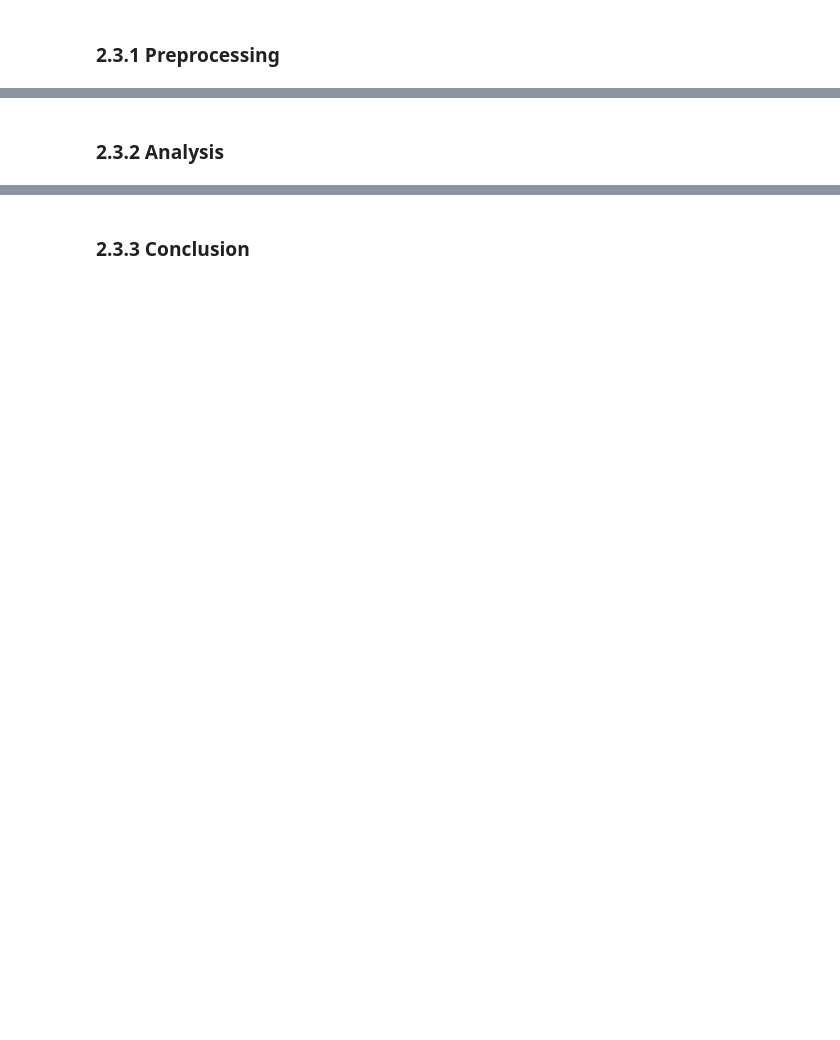
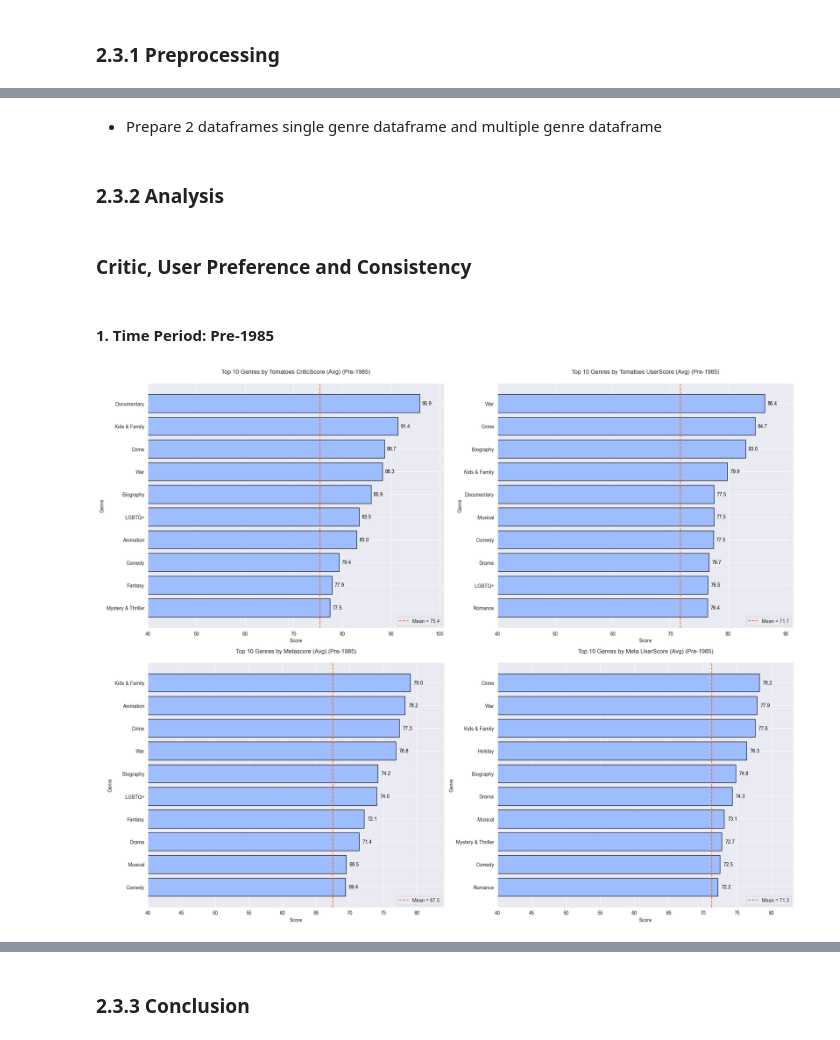
Before and after one commit to AshuraOtsuki/Intro2DS---HCMUS---2024, a Jupyter notebook: Questions/Questions.ipynb, the cells around one changed output, grey strips where cells are left out. Drawn from its saved outputs; the diff is of its cells as text; code cells hidden in the pictures; blank space fills up the shorter version.

```diff
--- a/Questions/Questions.ipynb
+++ b/Questions/Questions.ipynb
@@ -499,0 +515,12 @@ What genres tend to perform better in terms of critic and user scores?
+# %%
+# Create bins for different time periods
+bins = [genre_scores_df['Release Date'].min(), 1984, 1994, 2004, 2014, 2024]
+labels = ['Pre-1985', '1985-1994', '1995-2004', '2005-2014', '2015-2024']
+
+# Add a new column with the time period labels
+genre_scores_df['Time Period'] = pd.cut(genre_scores_df['Release Date'],
+                                      bins=bins,
+                                      labels=labels,
+                                      include_lowest=True)
+
+genre_scores_df
@@ -499,0 +582,9 @@ What genres tend to perform better in terms of critic and user scores?
+# %%
+# Split the dataset into separate DataFrames based on Time Period
+pre_1985_df = avg_genre_score_df[avg_genre_score_df['Time Period'] == 'Pre-1985']
+df_1985_1994 = avg_genre_score_df[avg_genre_score_df['Time Period'] == '1985-1994']
+df_1995_2004 = avg_genre_score_df[avg_genre_score_df['Time Period'] == '1995-2004']
+df_2005_2014 = avg_genre_score_df[avg_genre_score_df['Time Period'] == '2005-2014']
+df_2015_2024 = avg_genre_score_df[avg_genre_score_df['Time Period'] == '2015-2024']
+# %% [markdown]
+- Prepare 2 dataframes single genre dataframe and multiple genre dataframe
@@ -500,2 +598,60 @@ What genres tend to perform better in terms of critic and user scores?
 # %% [markdown]
 <h3 id = "analysis3">2.3.2 Analysis </h3>
+# %% [markdown]
+### **Critic, User Preference and Consistency**
+# %% [markdown]
+#### **1. Time Period: Pre-1985**
+# %%
+# Create a figure with 4 subplots arranged in 2 rows and 2 columns
+plt.figure(figsize=(20, 16))
+
+# Define score types to analyze
+scores = ['Tomatoes CriticScore (Avg)', 'Tomatoes UserScore (Avg)',
+          'Metascore (Avg)', 'Meta UserScore (Avg)']
+
+# Create subplot for each score type
+for i, score in enumerate(scores, 1):
+    # Set up subplot in 2x2 grid
+    plt.subplot(2, 2, i)
+
+    # Sort and filter data
+    sorted_data = pre_1985_df.sort_values(by=score, ascending=False)
+    mean_count = sorted_data[score].mean()
+    sorted_data = sorted_data.head(10)  # Get top 10 genres
+
+    # Create horizontal bar chart with custom styling
+    bars = plt.barh(sorted_data['Genre'], sorted_data[score],
+                   color='#9DBDFF',  # Light blue bars
+                   edgecolor='black') # Black border
+
+    # Add score labels to the right of each bar
+    for bar in bars:
+        plt.text(bar.get_width() + 0.5,  # Position slightly right of bar end
+                bar.get_y() + bar.get_height()/2,  # Vertical center of bar
+                f'{bar.get_width():.1f}',  # Score formatted to 1 decimal
+                va='center',  # Vertically centered
+                color='black',
+                fontsize=10)
+
+    # Add mean score line
+    plt.axvline(mean_count,
+                color='#FF6500',  # Orange line
+                linestyle='--',  # Dashed style
+                linewidth=1.5,
+                label=f'Mean = {mean_count:.1f}')
+
+    # Customize plot appearance
+    plt.xlim(40, max(sorted_data[score]) + 5)  # Set x-axis range
+    plt.title(f'Top 10 Genres by {score} (Pre-1985)', pad=20)
+    plt.xlabel('Score')
+    plt.ylabel('Genre')
+    plt.gca().invert_yaxis()  # Invert y-axis to show highest scores at top
+    plt.legend()
+
+# Adjust subplot spacing
+plt.tight_layout()
+
+# Display the plot
+plt.show()
+# %% [output]
+[figure, added]
```
Also changed, not shown: parts of 31 cells of this notebook.
